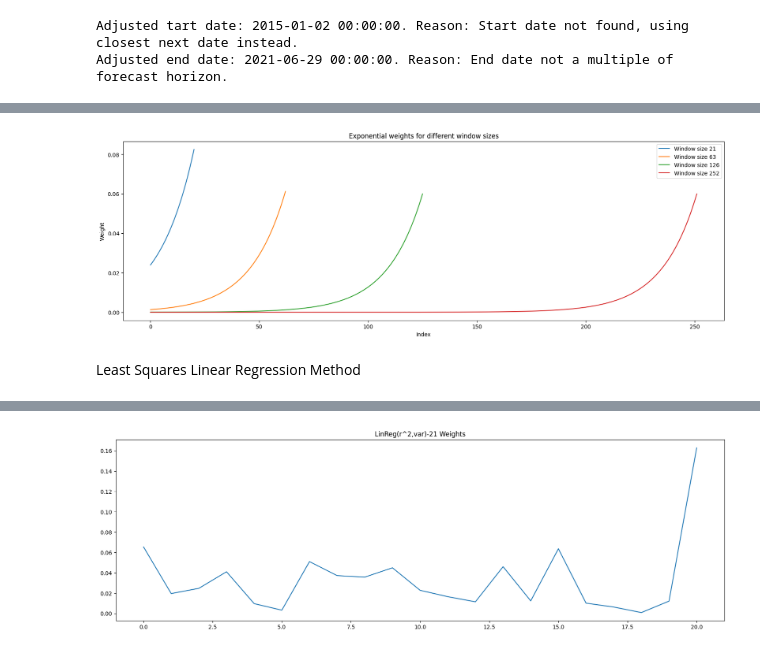
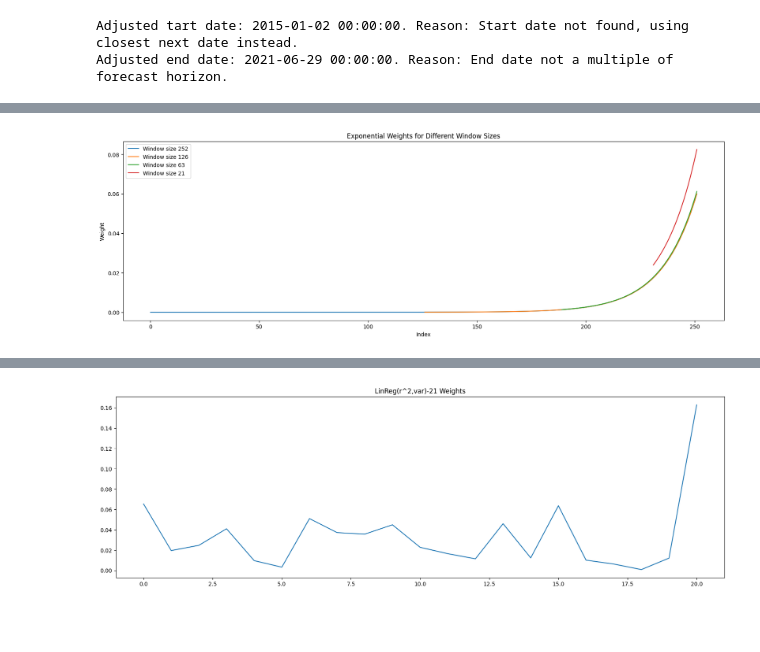
Before and after one commit to PapakMate/SVFT, a Jupyter notebook: SVFT.ipynb, the cells around one changed output, grey strips where cells are left out. Cells and saved outputs as stored; diff of their text form; code cells hidden in the pictures; blank space fills up the shorter version.

```diff
--- a/SVFT.ipynb
+++ b/SVFT.ipynb
@@ -91,33 +91,41 @@ messages = {"test_start": [], "test_end": []}
 
 # Check if test_start_date exists in the DataFrame, if not, take the next date that exists
 if test_start_date not in returns_df['Date'].values:
-    test_start_date = returns_df['Date'][returns_df['Date'] > test_start_date].bfill().iloc[0]
-    messages["test_start"] = messages["test_start"] or ['Start date not found, using closest next date instead.']
+    test_start_date = \
+        returns_df['Date'][returns_df['Date'] > test_start_date].bfill().iloc[0]
+    messages["test_start"] = messages["test_start"] or \
+        ['Start date not found, using closest next date instead.']
 
 # Check if test_end_date exists in the DataFrame, if not, take the previous date that exists
 if test_end_date not in returns_df['Date'].values:
     test_end_date = returns_df['Date'][returns_df['Date'] < test_end_date].ffill().iloc[-1]
-    messages["test_end"] = messages["test_end"] or ['End date not found, using closest date instead.']
+    messages["test_end"] = messages["test_end"] or \
+        ['End date not found, using closest date instead.']
 
 test_start = returns_df.loc[returns_df['Date'] == test_start_date].index[0]
 test_end = returns_df.loc[returns_df['Date'] == test_end_date].index[0]
 
 if test_start < max(windows):
     test_start = max(windows)
-    messages["test_start"] = messages["test_start"] or ['Start date too early, not enough data for training.']
+    messages["test_start"] = messages["test_start"] or \
+        ['Start date too early, not enough data for training.']
 
 if test_end > len(returns_df):
     test_end = len(returns_df)
-    messages["test_end"] = messages["test_end"] or ['End date too late, not enough data for testing.']
+    messages["test_end"] = messages["test_end"] or \
+        ['End date too late, not enough data for testing.']
 
 if (test_end - test_start) % forecast_horizon != 0:
     test_end = test_end - (test_end - test_start) % forecast_horizon
-    messages["test_end"] = messages["test_end"] or ['End date not a multiple of forecast horizon.']
+    messages["test_end"] = messages["test_end"] or \
+        ['End date not a multiple of forecast horizon.']
 
 if messages["test_start"]:
-    print('Adjusted tart date: {}. Reason: {}'.format(returns_df['Date'][test_start], ' '.join(messages["test_start"])))
+    print('Adjusted tart date: {}. Reason: {}'.format(returns_df['Date'][test_start], \
+                                                      ' '.join(messages["test_start"])))
 if messages["test_end"]:
-    print('Adjusted end date: {}. Reason: {}'.format(returns_df['Date'][test_end], ' '.join(messages["test_end"])))
+    print('Adjusted end date: {}. Reason: {}'.format(returns_df['Date'][test_end], '\
+                                                      '.join(messages["test_end"])))
 
 del test_start_date, test_end_date, messages
 # %% [output]
@@ -131,7 +151,8 @@ Naive Risk Parity is a portfolio construction strategy that aims to balance risk
 The `get_portfolio_weights` function takes a dictionary as an input, where each key-value pair represents a stock in our portfolio and its corresponding volatility. The function returns an array of weights, indicating the proportion of each stock in our portfolio. For instance, if the portfolio consists of three stocks, the function might return an array like this: `{'stock_1': 0.2, 'stock_2': 0.6, 'stock_3': 0.2}`, indicating that 'stock_1' and 'stock_3' each make up 20% of the portfolio, while 'stock_2' makes up 60%. Weight calculations are based on Nive Risk Parity.
 # %%
 def get_portfolio_weights(volatility):
-    inv_volatilities = np.array([1/volatility[stock] if volatility[stock] > 0 else 0 for stock in all_stocks])
+    inv_volatilities = np.array([1/volatility[stock] \
+                                 if volatility[stock] > 0 else 0 for stock in all_stocks])
     total = np.sum(inv_volatilities)
     return inv_volatilities / total if total > 0 else np.zeros(len(all_stocks))
 # %% [markdown]
@@ -213,6 +245,7 @@ reset_portfolio_metrics(method)
 
 for i in range(test_start, test_end, forecast_horizon):
     # Trying to predict the volatility of the next forecast_horizon days
-    volatility = {stock: returns_df[stock][i: i + forecast_horizon].std() for stock in all_stocks}
+    volatility = {stock: returns_df[stock][i: i + forecast_horizon].std() \
+                  for stock in all_stocks}
 
     gather_portfolio_metrics(method, i, volatility)
@@ -238,20 +275,20 @@ Objašnjavanje funkcija: get_exponential_weights: prima veličinu prozora i vra
 # %%
 def get_exponential_weights(size, const=0.94):
     weights = [const**i for i in range(size, 0, -1)]
     total = sum(weights)
     return [weight / total for weight in weights]
 
 plt.figure(figsize=(20, 6))
-for window in windows:
-    weights = get_exponential_weights(window)
+for window in windows[::-1]:
+    weights = [None]*(max(windows) - window) + get_exponential_weights(window)
     plt.plot(weights, label=f'Window size {window}')
-plt.title('Exponential weights for different window sizes')
+plt.title('Exponential Weights for Different Window Sizes')
 plt.xlabel('Index')
 plt.ylabel('Weight')
 plt.legend()
 plt.show()
 # %% [output]
-[figure, old version]
+[figure, new version]
 # %%
 def get_weighted_volatility(weights, returns):
     variance = sum(weights * returns**2)
@@ -268,4 +306,2 @@ for window in windows:
 
         gather_portfolio_metrics(method, i, volatility)
-# %% [markdown]
-Least Squares Linear Regression Method
```
Also changed, not shown: parts of 92 cells of this notebook, 2 other files.
